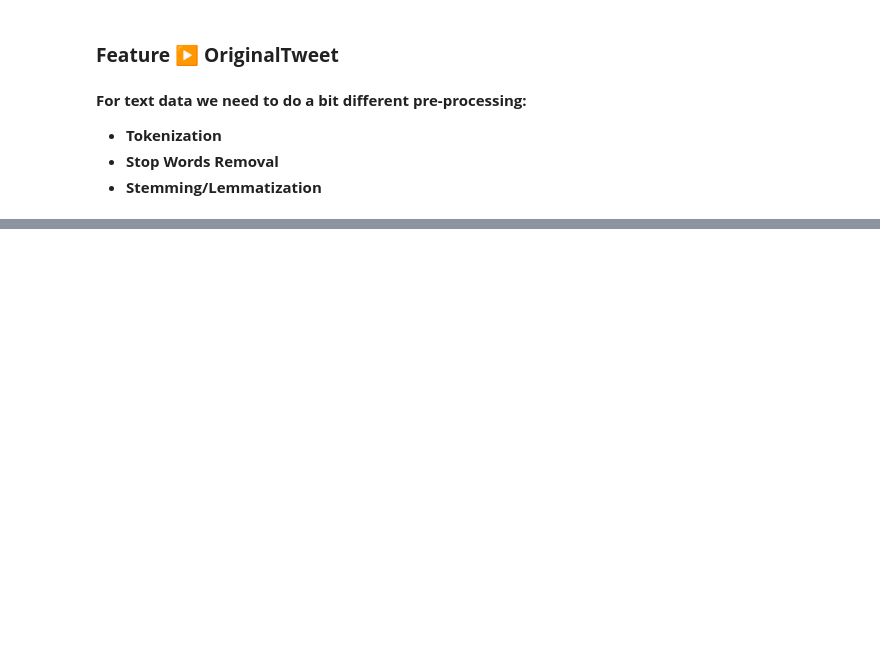
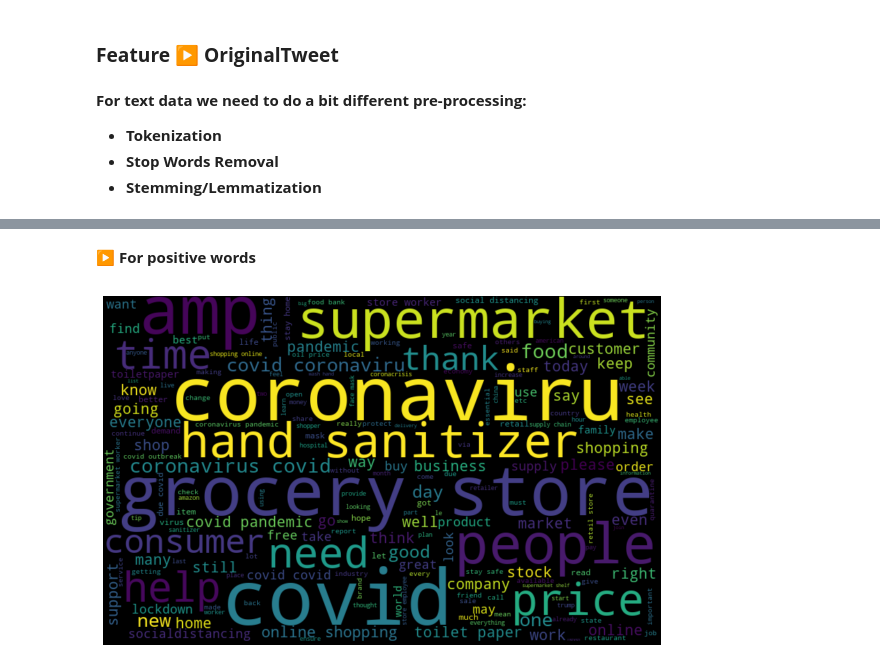
Before and after one commit to SairajNeelam/CoronaVirus-Tweet-Sentiment-Analysis, a Jupyter notebook: CoronaVirus_Tweet_Sentiment_Analysis.ipynb, the cells around one changed output, grey strips where cells are left out. Drawn from its saved outputs; the diff is of its cells as text; code cells hidden in the pictures; blank space fills up the shorter version.

```diff
--- a/CoronaVirus_Tweet_Sentiment_Analysis.ipynb
+++ b/CoronaVirus_Tweet_Sentiment_Analysis.ipynb
@@ -239,0 +303,10 @@ Name: TweetAt, dtype: int64
+# %%
+# get the stopwords of the english dictionary
+stop = set(nltk.corpus.stopwords.words('english'))
+
+# get the punctuations from string library
+punctuations = string.punctuation
+
+# we use WordNetLemmatizer
+lemmatizer = WordNetLemmatizer()
+# ps = PorterStemmer()
@@ -239,0 +382,4 @@ Name: TweetAt, dtype: int64
+# %%
+vis_df = pd.DataFrame()
+
+vis_df[['Tweet', 'Sentiment']] = df[['Tweet', 'Sentiment']]
@@ -239,0 +395,6 @@ Name: TweetAt, dtype: int64
+# %%
+# let us combine positive and extremely positive in one group and negative and extremely negative in other for the sake of visualization
+
+vis_df['Sentiment'] = vis_df['Sentiment'].apply(lambda x: x.replace('Extremely Positive', 'Positive'))
+vis_df['Sentiment'] = vis_df['Sentiment'].apply(lambda x: x.replace('Extremely Negative', 'Negative'))
+vis_df.head()
@@ -239,0 +408,13 @@ Name: TweetAt, dtype: int64
+# %% [markdown]
+**▶ For positive words**
+# %%
+# create text from just normal tweets
+positive_words = ' '.join([text for text in vis_df['Tweet'][vis_df['Sentiment'] == 'Positive']])
+
+wordcloud = WordCloud(width=800, height=500, random_state=21, max_font_size=110).generate(positive_words)
+plt.figure(figsize=(10, 7))
+plt.imshow(wordcloud, interpolation="bilinear")
+plt.axis('off')
+plt.show()
+# %% [output]
+[figure, added]
```
Also changed, not shown: parts of 25 cells of this notebook.
